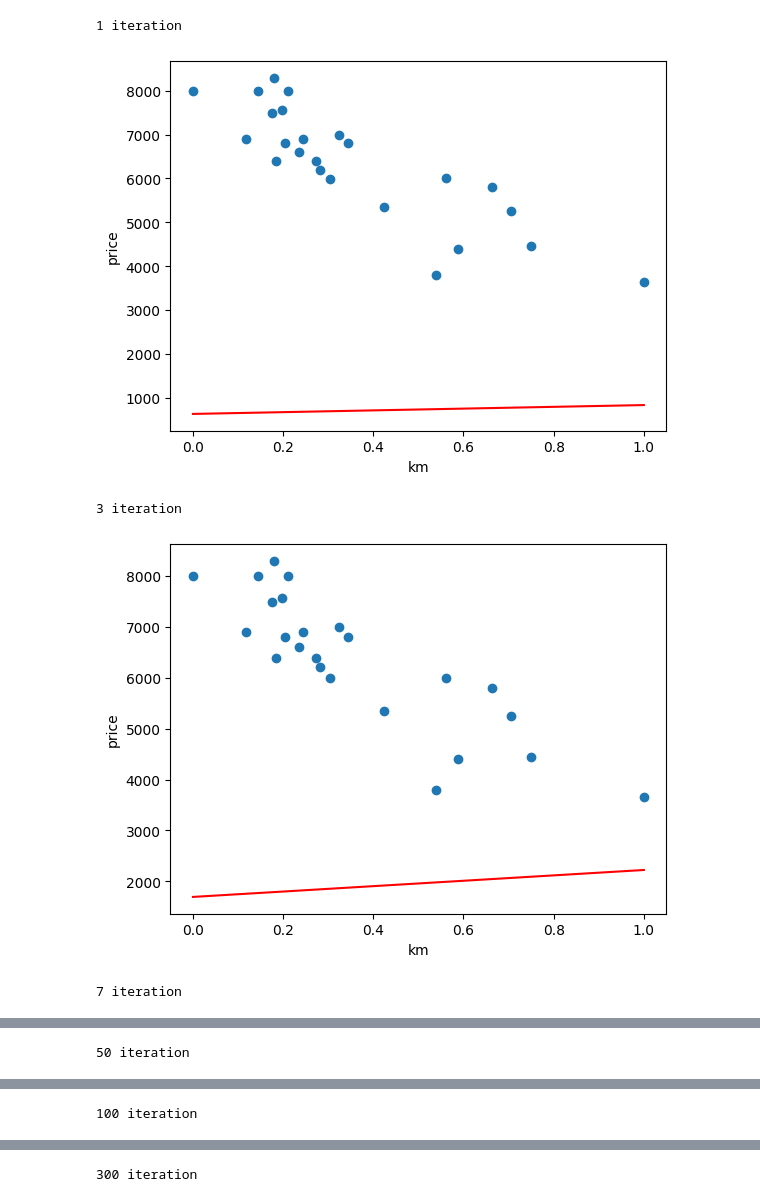
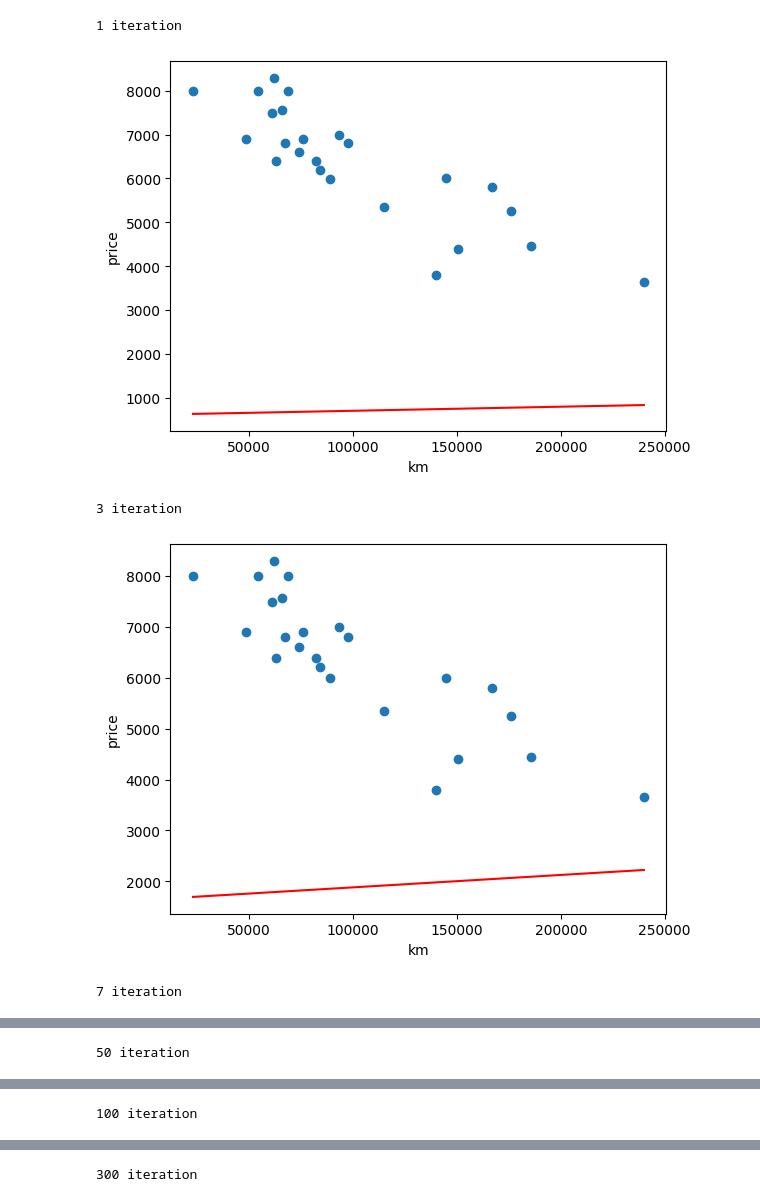
Before and after one commit to Klubenn/ft_linear_regression, a Jupyter notebook: demonstration.ipynb, the cells around one changed output, grey strips where cells are left out. Drawn from its saved outputs; the diff is of its cells as text; code cells hidden in the pictures.

Commit message:
added readme, fixed mileage in graphs

```diff
--- a/demonstration.ipynb
+++ b/demonstration.ipynb
@@ -52,17 +52,18 @@ def training(i, t0, t1, km, price):
             return i, t0, t1
 
 
-def train_model(t0: float, t1: float, km: np.ndarray, price: np.ndarray, show_graph=SHOW_GRAPH):
+def train_model(t0: float, t1: float, km: np.ndarray, price: np.ndarray, km_init):
     i = 0
     while True:
         i, t0, t1 = training(i, t0, t1, km, price)
-        if show_graph:
+        if SHOW_GRAPH:
             def plot_data():
-                plt.scatter(km, price)
+                plt.scatter(km_init, price)
                 plt.xlabel("km")
                 plt.ylabel("price")
             plot_data()
-            plt.plot([min(km), max(km) ], [estimated_price(t0, t1, min(km)), estimated_price(t0, t1, max(km))], color='r')
+            t0_tmp, t1_tmp = denormalize_thetas(t0, t1, km_init)
+            plt.plot([min(km_init), max(km_init) ], [estimated_price(t0_tmp, t1_tmp, min(km_init)), estimated_price(t0_tmp, t1_tmp, max(km_init))], color='r')
             iter = i if i else "Last"
             print(f'{iter} iteration')
             plt.show()
@@ -88,38 +89,42 @@ def denormalize_thetas_positive(x, y):
     return t0, t1
 
 
-def calculate_thetas(km, price):
-    km_n = normalize_data(km)
-    t0, t1 = train_model(0.0, 0.0, km_n, price)
+def denormalize_thetas(t0, t1, km):
     y_min = estimated_price(t0, t1, 1)
     y_max = estimated_price(t0, t1, 0)
     if t1 < 0:
         t0, t1 = denormalize_thetas_negative(km, [y_min, y_max])
     else:
         t0, t1 = denormalize_thetas_positive(km, [y_min, y_max])
     return t0, t1
+
+
+def calculate_thetas(km, price):
+    km_n = normalize_data(km)
+    t0, t1 = train_model(0.0, 0.0, km_n, price, km)
+    return denormalize_thetas(t0, t1, km)
 
 
 def show_graph(data):
     km = data[1:, 0]
     price = data[1:, 1]
     t0, t1 = calculate_thetas(km, price)
 
     if not SHOW_GRAPH:
         def plot_data():
             plt.scatter(km, price)
             plt.xlabel("km")
             plt.ylabel("price")
 
         plot_data()
         plt.plot([min(km), max(km) ], [estimated_price(t0, t1, min(km)), estimated_price(t0, t1, max(km))], color='r')
         plt.show()
 
 p = Path('data.csv')
 show_graph(np.genfromtxt(p, delimiter=','))
 # %% [output]
 1 iteration
-[figure, old version]
+[figure, new version]
 3 iteration
-[figure, old version]
+[figure, new version]
 7 iteration
```
Also changed, not shown: parts of 2 cells of this notebook, 2 other files.
